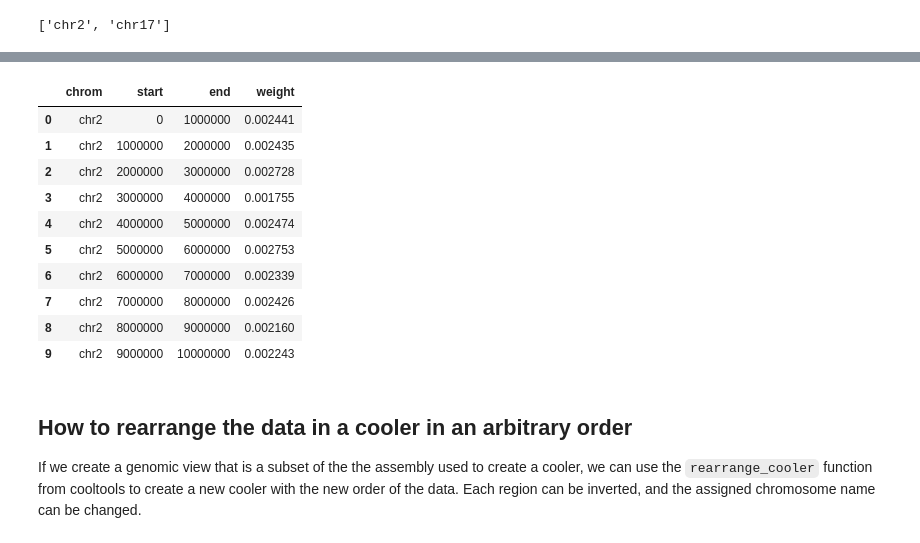
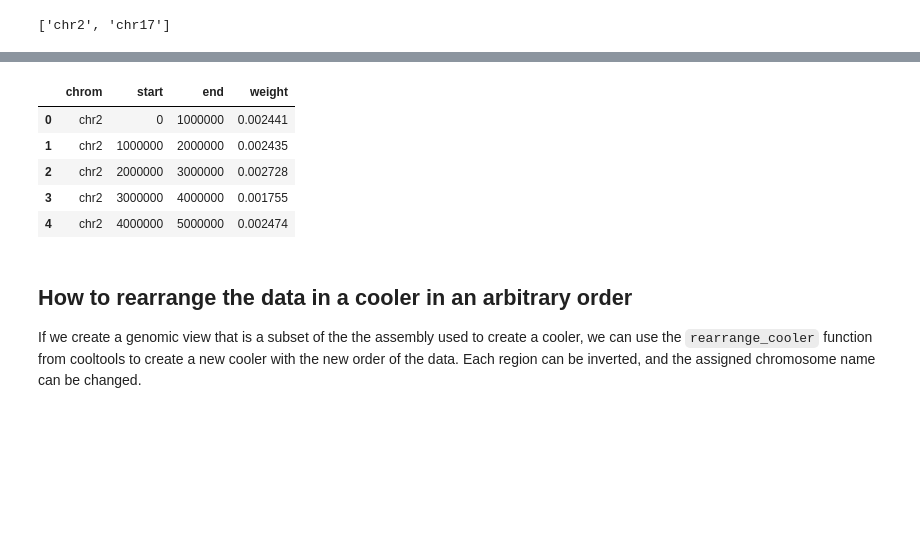
Before and after one commit to open2c/open2c_examples, a Jupyter notebook: cooler_manipulation.ipynb, the cells around one changed output, grey strips where cells are left out. Cells and saved outputs as stored; diff of their text form; code cells hidden in the pictures; blank space fills up the shorter version.

```diff
--- a/cooler_manipulation.ipynb
+++ b/cooler_manipulation.ipynb
@@ -99,17 +119,13 @@ with h5py.File(clr.filename, 'r+') as f:
-# %%
-clr.bins()[:10]
-# %% [output]
-|  | chrom | start | end | weight |
-| 0 | chr2 | 0 | 1000000 | 0.002441 |
-| 1 | chr2 | 1000000 | 2000000 | 0.002435 |
-| 2 | chr2 | 2000000 | 3000000 | 0.002728 |
-| 3 | chr2 | 3000000 | 4000000 | 0.001755 |
-| 4 | chr2 | 4000000 | 5000000 | 0.002474 |
-| 5 | chr2 | 5000000 | 6000000 | 0.002753 |
-| 6 | chr2 | 6000000 | 7000000 | 0.002339 |
-| 7 | chr2 | 7000000 | 8000000 | 0.002426 |
-| 8 | chr2 | 8000000 | 9000000 | 0.002160 |
-| 9 | chr2 | 9000000 | 10000000 | 0.002243 |
+# %%
+# The cooler file is now back to its original state
+clr.bins()[:5]
+# %% [output]
+|  | chrom | start | end | weight |
+| 0 | chr2 | 0 | 1000000 | 0.002441 |
+| 1 | chr2 | 1000000 | 2000000 | 0.002435 |
+| 2 | chr2 | 2000000 | 3000000 | 0.002728 |
+| 3 | chr2 | 3000000 | 4000000 | 0.001755 |
+| 4 | chr2 | 4000000 | 5000000 | 0.002474 |
 # %% [markdown]
 ## How to rearrange the data in a cooler in an arbitrary order
 
```
Also changed, not shown: parts of 26 cells of this notebook.
